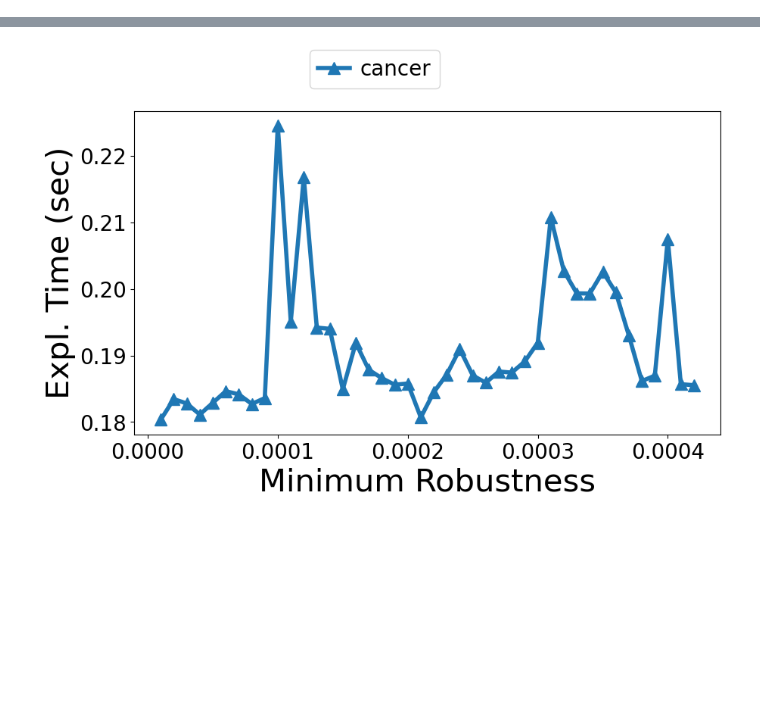
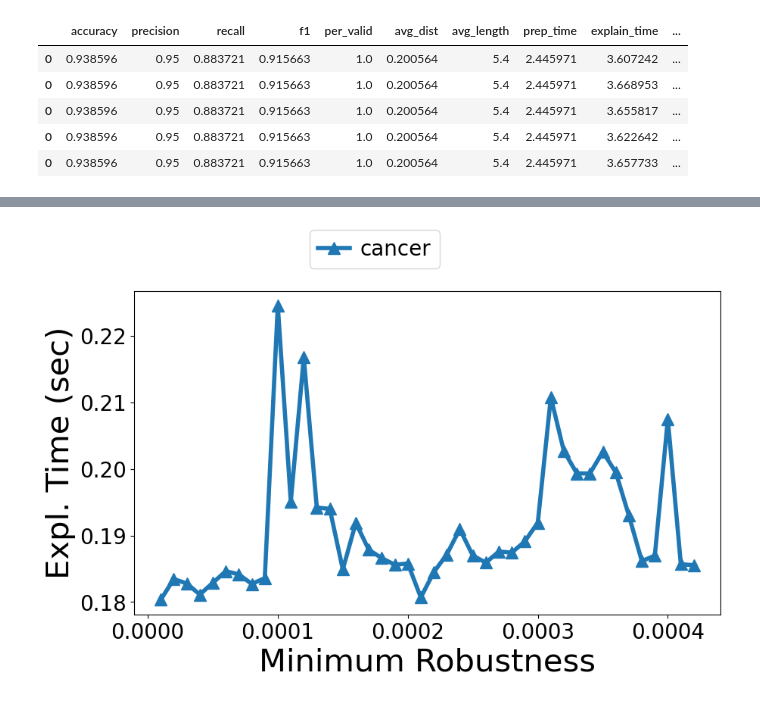
Before and after one commit to PeterVanNostrand/FACET, a Jupyter notebook: figures/vary_robustness.ipynb, the cells around one changed output, grey strips where cells are left out. Cells and saved outputs as stored; diff of their text form; code cells hidden in the pictures; blank space fills up the shorter version.

```diff
--- a/figures/vary_robustness.ipynb
+++ b/figures/vary_robustness.ipynb
@@ -18,19 +18,32 @@ def load_json_results(results_dir):
     for name in glob.glob(results_dir):
         fname: str = os.path.basename(name)
         if "result" in fname:
-            min_robust = float(fname.split("_")[2][1:])
+            parsed_text = fname.split("_")
             with open(name, "r") as f:
                 results = json.load(f)
-                results["min_robust"] = min_robust
+                results["dataset"] = parsed_text[0]
+                results["explainer"] = parsed_text[1]
+                results["min_robust"] = float(parsed_text[2][1:])
+                results["iteration"] = int(parsed_text[3])
                 if results_df is None:
                     results_df = pd.DataFrame([results])
                 else:
                     results_df = pd.concat([results_df, pd.DataFrame([results])])
     return results_df
 # %%
-results_dir = "../results/vary-robustness/*"
-output_path = "../results/vary_robustness_merged.csv"
-results_df = load_json_results(results_dir)
-results_df.to_csv(output_path, index=False)
+do_merge = True
+if do_merge:
+    results_dir = "../results/vary-robustness/*"
+    output_path = "../results/vary_robustness_merged.csv"
+    results_df = load_json_results(results_dir)
+    results_df.to_csv(output_path, index=False)
+results_df.head()
+# %% [output]
+|  | accuracy | precision | recall | f1 | per_valid | avg_dist | avg_length | prep_time | explain_time | ... |
+| 0 | 0.938596 | 0.95 | 0.883721 | 0.915663 | 1.0 | 0.200564 | 5.4 | 2.445971 | 3.607242 | ... |
+| 0 | 0.938596 | 0.95 | 0.883721 | 0.915663 | 1.0 | 0.200564 | 5.4 | 2.445971 | 3.668953 | ... |
+| 0 | 0.938596 | 0.95 | 0.883721 | 0.915663 | 1.0 | 0.200564 | 5.4 | 2.445971 | 3.655817 | ... |
+| 0 | 0.938596 | 0.95 | 0.883721 | 0.915663 | 1.0 | 0.200564 | 5.4 | 2.445971 | 3.622642 | ... |
+| 0 | 0.938596 | 0.95 | 0.883721 | 0.915663 | 1.0 | 0.200564 | 5.4 | 2.445971 | 3.657733 | ... |
 # %%
 # read in data
```
Also changed, not shown: parts of 2 cells of this notebook.
